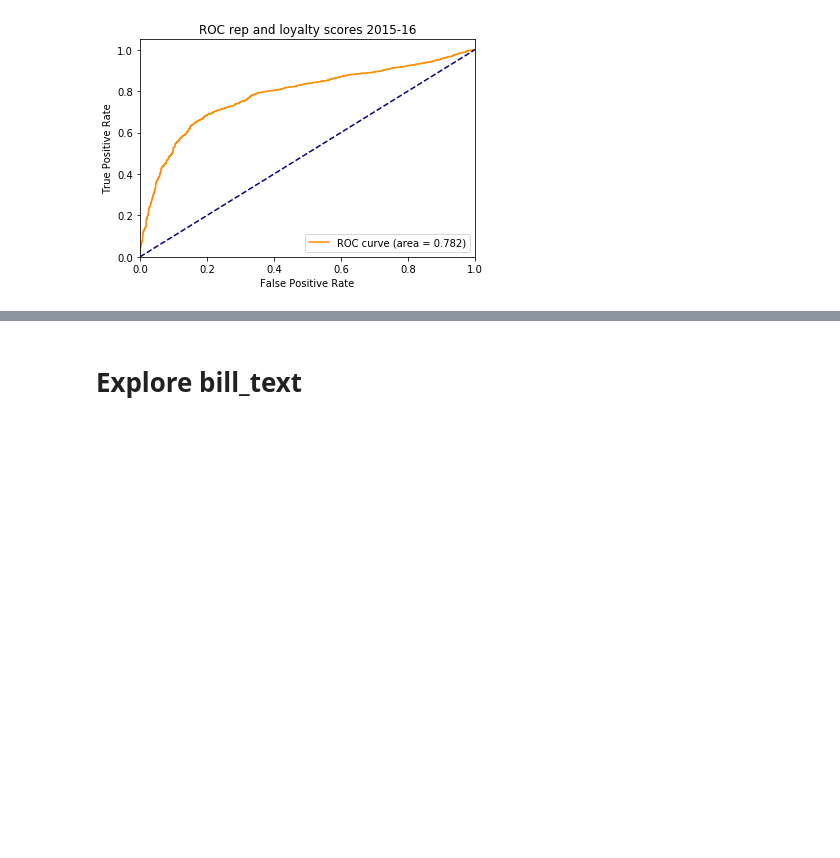
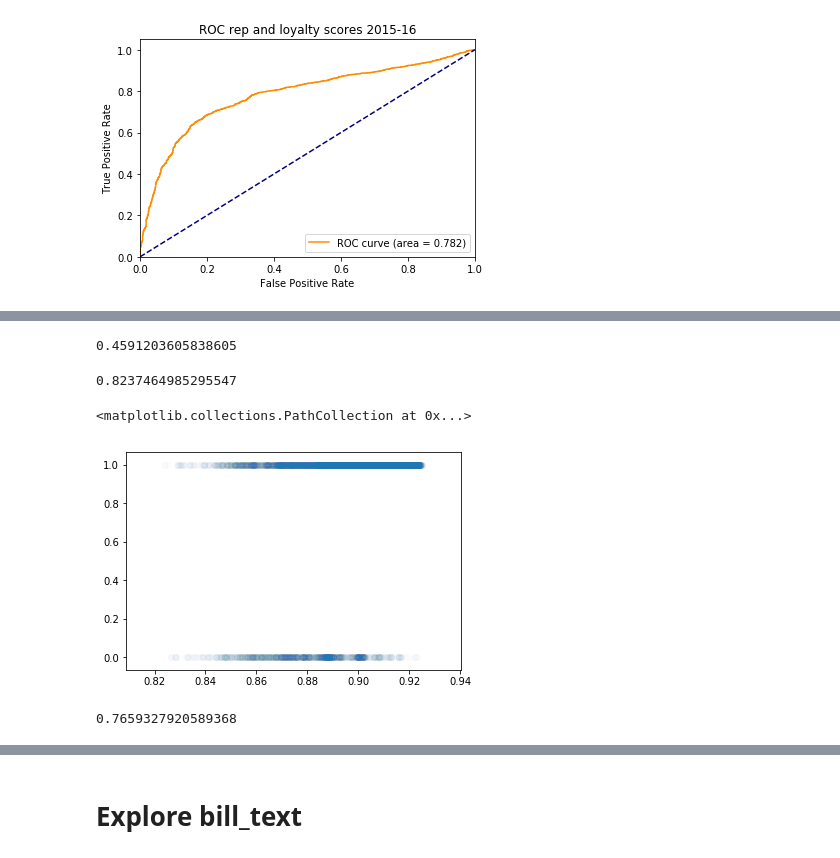
Before and after one commit to ekarboski/washington_state_legislation, a Jupyter notebook: Baseline_model.ipynb, the cells around one changed output, grey strips where cells are left out. Drawn from its saved outputs; the diff is of its cells as text; code cells hidden in the pictures; blank space fills up the shorter version.

Commit message:
Add topic data to model

```diff
--- a/Baseline_model.ipynb
+++ b/Baseline_model.ipynb
@@ -381,0 +394,4 @@ features_importances_sorted
+# %%
+MERGD_test = sample_test.merge(topic_df, how='left', on='bill_num_unique')
+# %%
+MERGD_test = MERGD_test[MERGD_test['bill_id_y'].notnull()]
@@ -381,0 +402,32 @@ features_importances_sorted
+# %%
+# TRAIN
+X_train = MERGD_train.drop(['vote', 'vote_date', 'bill_unique', 'biennium', 'bill_id_y', 'bill_id_x', 'htm_url',
+                                    'bill_text', 'bill_num_unique', 'secondary_sponsors',
+                                    'primary_sponsor_id', 'congress_num', 'dem_score'], axis=1)
+
+y_train = MERGD_train['vote']
+
+# TEST
+X_test = MERGD_test.drop(['vote', 'vote_date', 'bill_unique', 'biennium', 'bill_id_y', 'bill_id_x', 'htm_url',
+                                    'bill_text', 'bill_num_unique', 'secondary_sponsors',
+                                    'primary_sponsor_id', 'congress_num', 'dem_score'], axis=1)
+
+y_test = MERGD_test['vote']
+# %%
+model = RandomForestClassifier(n_estimators=1000, max_depth=7, n_jobs=2, random_state=709)
+model.fit(X_train, y_train)
+y_pred = (model.predict_proba(X_test))[:, 1]
+# %%
+log_loss(y_test, y_pred)
+# %% [output]
+0.4591203605838605
+# %%
+y_pred.min()
+# %% [output]
+0.8237464985295547
+# %%
+fig, ax = plt.subplots()
+ax.scatter(y_pred, y_test, alpha=0.01)
+# %% [output]
+<matplotlib.collections.PathCollection at 0x...>
+[figure, added]
@@ -381,0 +436,5 @@ features_importances_sorted
+# %%
+roc_auc = roc_auc_score(y_test, y_pred)
+roc_auc
+# %% [output]
+0.7659327920589368
```
Also changed, not shown: parts of 10 cells of this notebook.
